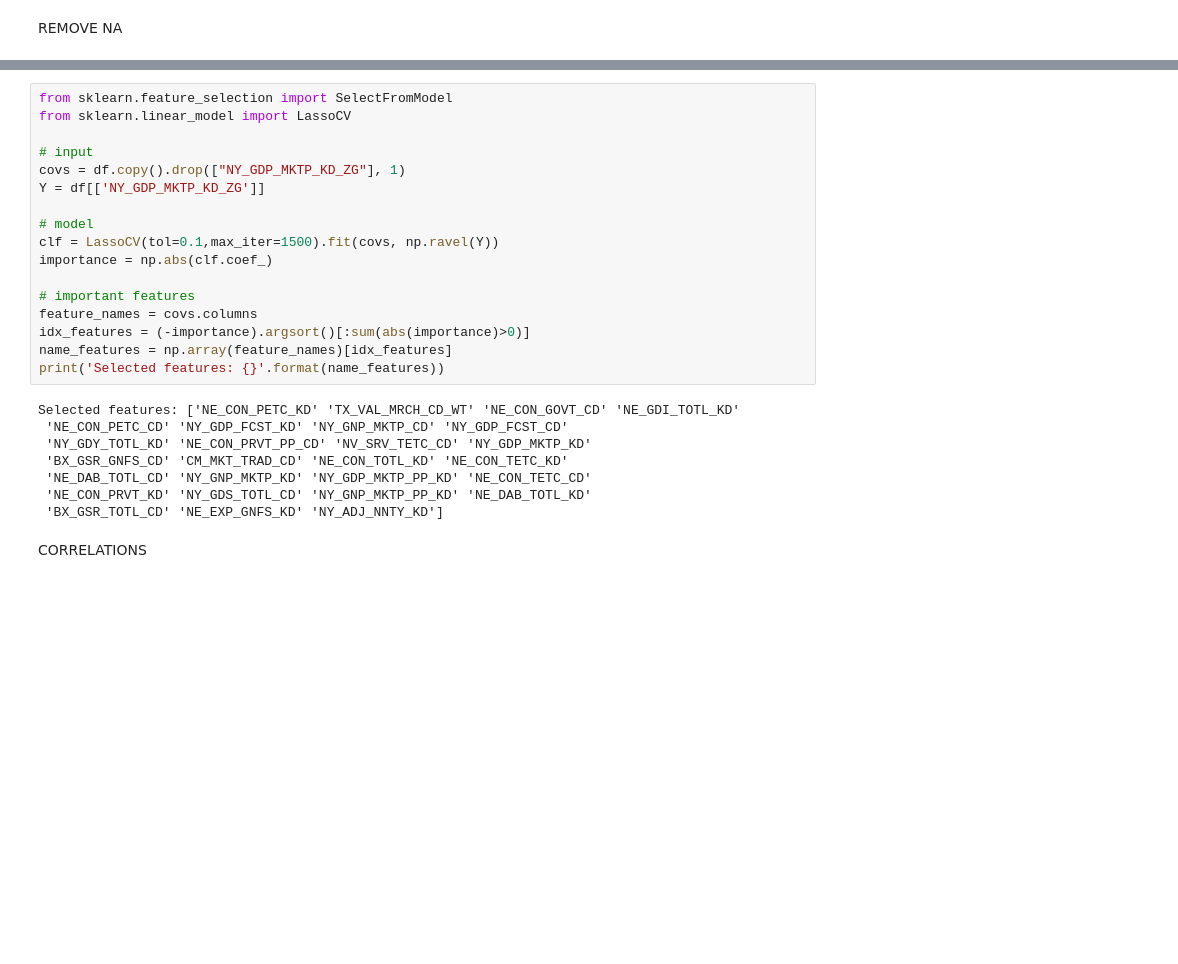
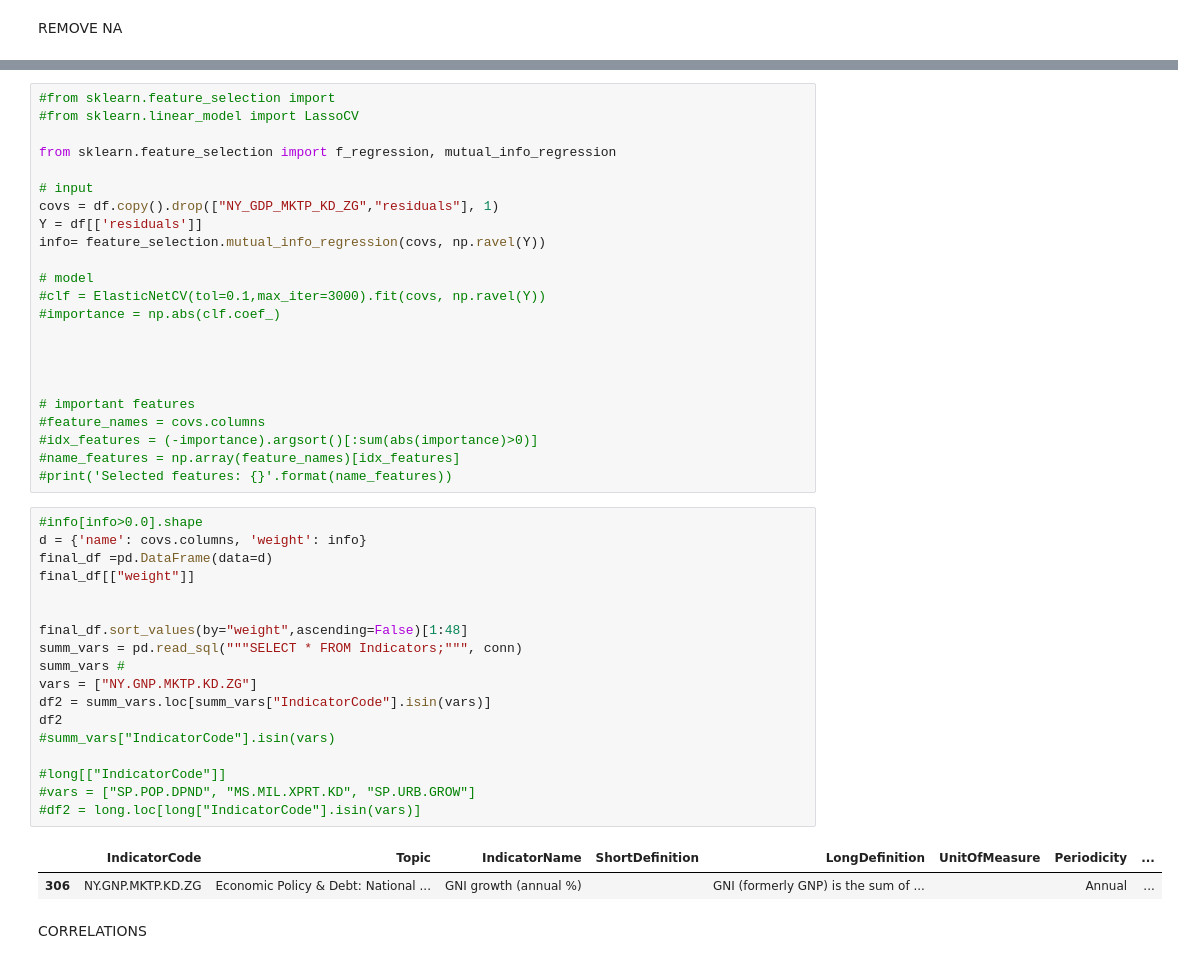
Before and after one commit to brantrigo/GDP-Growth, a Jupyter notebook: analysis/dbCreation_FeatureAnalysis.ipynb, the cells around one changed output, grey strips where cells are left out. Saved outputs shown, nothing was run; the diff lists cells and outputs as text; blank space fills up the shorter version.

```diff
--- a/analysis/dbCreation_FeatureAnalysis.ipynb
+++ b/analysis/dbCreation_FeatureAnalysis.ipynb
@@ -135,28 +139,47 @@ The features with the highest absolute coef_ value are considered the most impor
 # %%
-from sklearn.feature_selection import SelectFromModel
-from sklearn.linear_model import LassoCV
+#from sklearn.feature_selection import
+#from sklearn.linear_model import LassoCV
+
+from sklearn.feature_selection import f_regression, mutual_info_regression
 
 # input
-covs = df.copy().drop(["NY_GDP_MKTP_KD_ZG"], 1)
-Y = df[['NY_GDP_MKTP_KD_ZG']]
+covs = df.copy().drop(["NY_GDP_MKTP_KD_ZG","residuals"], 1)
+Y = df[['residuals']]
+info= feature_selection.mutual_info_regression(covs, np.ravel(Y))
 
 # model
-clf = LassoCV(tol=0.1,max_iter=1500).fit(covs, np.ravel(Y))
-importance = np.abs(clf.coef_)
+#clf = ElasticNetCV(tol=0.1,max_iter=3000).fit(covs, np.ravel(Y))
+#importance = np.abs(clf.coef_)
+
+
+
 
 # important features
-feature_names = covs.columns
-idx_features = (-importance).argsort()[:sum(abs(importance)>0)]
-name_features = np.array(feature_names)[idx_features]
-print('Selected features: {}'.format(name_features))
+#feature_names = covs.columns
+#idx_features = (-importance).argsort()[:sum(abs(importance)>0)]
+#name_features = np.array(feature_names)[idx_features]
+#print('Selected features: {}'.format(name_features))
-# %% [output]
-Selected features: ['NE_CON_PETC_KD' 'TX_VAL_MRCH_CD_WT' 'NE_CON_GOVT_CD' 'NE_GDI_TOTL_KD'
- 'NE_CON_PETC_CD' 'NY_GDP_FCST_KD' 'NY_GNP_MKTP_CD' 'NY_GDP_FCST_CD'
- 'NY_GDY_TOTL_KD' 'NE_CON_PRVT_PP_CD' 'NV_SRV_TETC_CD' 'NY_GDP_MKTP_KD'
- 'BX_GSR_GNFS_CD' 'CM_MKT_TRAD_CD' 'NE_CON_TOTL_KD' 'NE_CON_TETC_KD'
- 'NE_DAB_TOTL_CD' 'NY_GNP_MKTP_KD' 'NY_GDP_MKTP_PP_KD' 'NE_CON_TETC_CD'
- 'NE_CON_PRVT_KD' 'NY_GDS_TOTL_CD' 'NY_GNP_MKTP_PP_KD' 'NE_DAB_TOTL_KD'
- 'BX_GSR_TOTL_CD' 'NE_EXP_GNFS_KD' 'NY_ADJ_NNTY_KD']
+# %%
+#info[info>0.0].shape
+d = {'name': covs.columns, 'weight': info}
+final_df =pd.DataFrame(data=d)
+final_df[["weight"]]
+
+
+final_df.sort_values(by="weight",ascending=False)[1:48]
+summ_vars = pd.read_sql("""SELECT * FROM Indicators;""", conn)
+summ_vars #
+vars = ["NY.GNP.MKTP.KD.ZG"]
+df2 = summ_vars.loc[summ_vars["IndicatorCode"].isin(vars)]
+df2
+#summ_vars["IndicatorCode"].isin(vars)
+
+#long[["IndicatorCode"]]
+#vars = ["SP.POP.DPND", "MS.MIL.XPRT.KD", "SP.URB.GROW"]
+#df2 = long.loc[long["IndicatorCode"].isin(vars)]
+# %% [output]
+|  | IndicatorCode | Topic | IndicatorName | ShortDefinition | LongDefinition | UnitOfMeasure | Periodicity | ... |
+| 306 | NY.GNP.MKTP.KD.ZG | Economic Policy & Debt: National ... | GNI growth (annual %) |  | GNI (formerly GNP) is the sum of ... |  | Annual | ... |
 # %% [markdown]
 CORRELATIONS
 # %%
```
Also changed, not shown: parts of 6 cells of this notebook, 1 other file.
